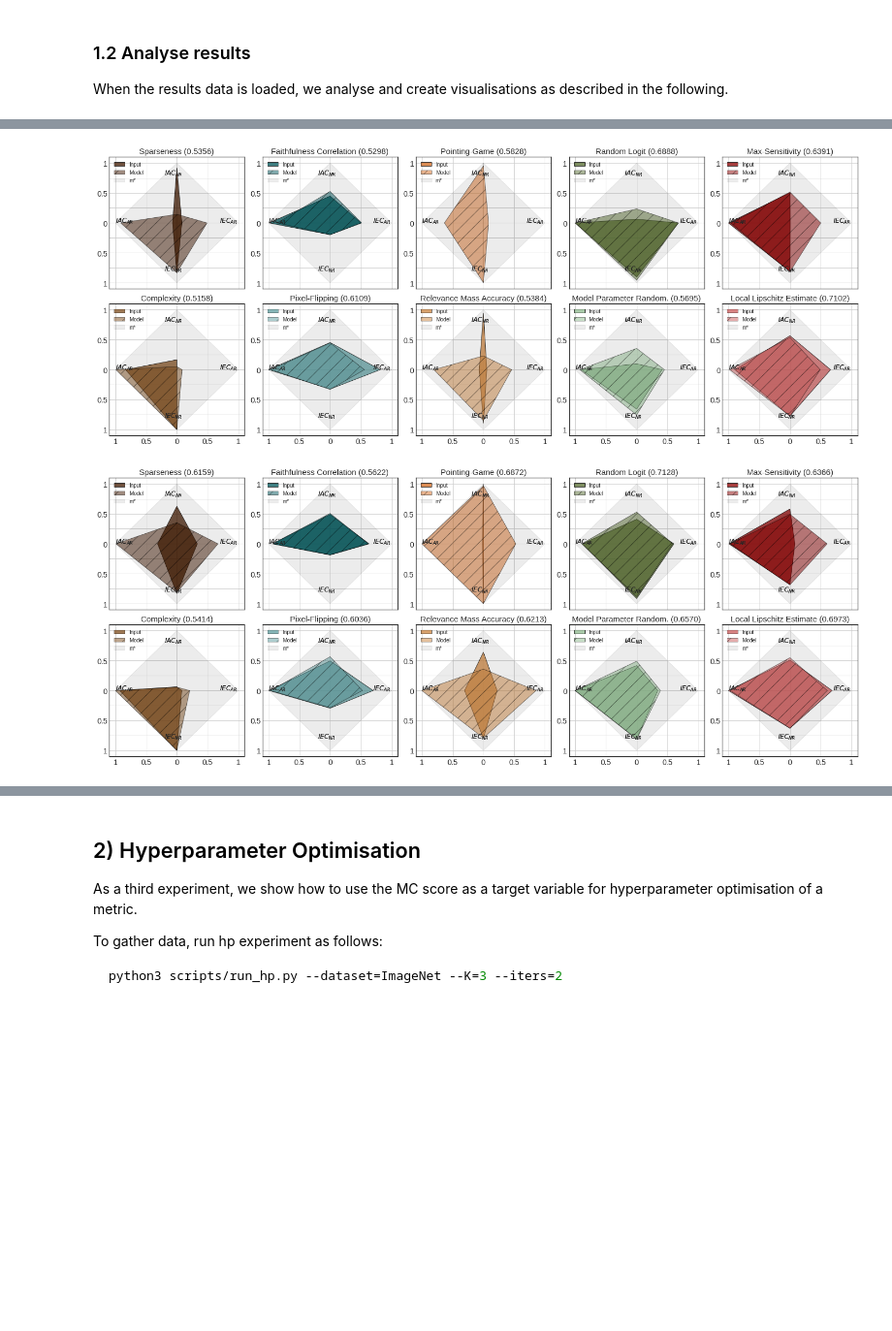
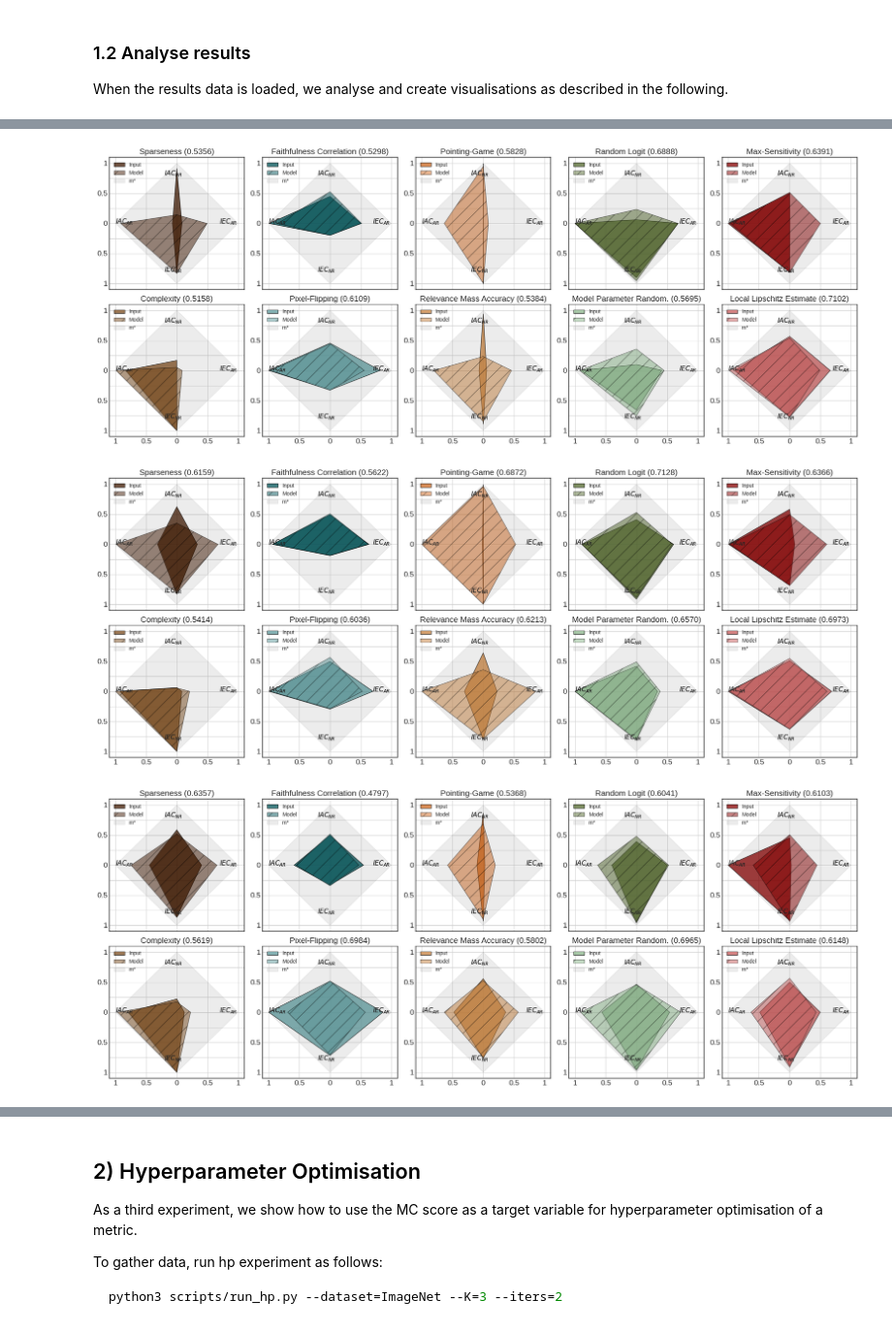
Before and after one commit to annahedstroem/MetaQuantus, a Jupyter notebook: tutorials/Tutorial-Reproduce-Experiments.ipynb, the cells around one changed output, grey strips where cells are left out. Shown at 97% size. Drawn from its saved outputs; the diff is of its cells as text; code cells hidden in the pictures; blank space fills up the shorter version.

```diff
--- a/tutorials/Tutorial-Reproduce-Experiments.ipynb
+++ b/tutorials/Tutorial-Reproduce-Experiments.ipynb
@@ -188,13 +270,15 @@ df_cmnist.to_latex()
 When the results data is loaded, we analyse and create visualisations as described in the following.
 # %%
 # Plot the benchmarking results!
-plot_multiple_estimator_area(benchmark=benchmark_mnist, estimators=estimators, dataset_name="MNIST", colours=colours, save=True, path=PATH_ASSETS);
-plot_multiple_estimator_area(benchmark=benchmark_fmnist, estimators=estimators, dataset_name="fMNIST", colours=colours, save=True, path=PATH_ASSETS);
-plot_multiple_estimator_area(benchmark=benchmark_cmnist, estimators=estimators, dataset_name="cMNIST", colours=colours, save=True, path=PATH_ASSETS);
+plot_multiple_estimator_area(benchmarks=benchmark_mnist, estimators=estimators, dataset_name="MNIST", colours=colours, save=True, path=PATH_ASSETS);
+plot_multiple_estimator_area(benchmarks=benchmark_fmnist, estimators=estimators, dataset_name="fMNIST", colours=colours, save=True, path=PATH_ASSETS);
+plot_multiple_estimator_area(benchmarks=benchmark_cmnist, estimators=estimators, dataset_name="cMNIST", colours=colours, save=True, path=PATH_ASSETS);
+plot_multiple_estimator_area(benchmarks=benchmark_imagenet, estimators=estimators, dataset_name="ImageNet_Resnet18", colours=colours, save=True, path=PATH_ASSETS);
 # %% [output]
 [figure]
 [figure]
 [figure]
+[figure, added]
 # %%
 # Plot single estimator areas.
 plot_single_estimator_area(benchmark=benchmark_mnist, estimator_category="Faithfulness", estimator_name="Faithfulness Correlation", dataset_name="MNIST", perturbation_type="Input", colours=colours, save=True, path=PATH_ASSETS);
```
Also changed, not shown: parts of 17 cells of this notebook, 6 other files.
